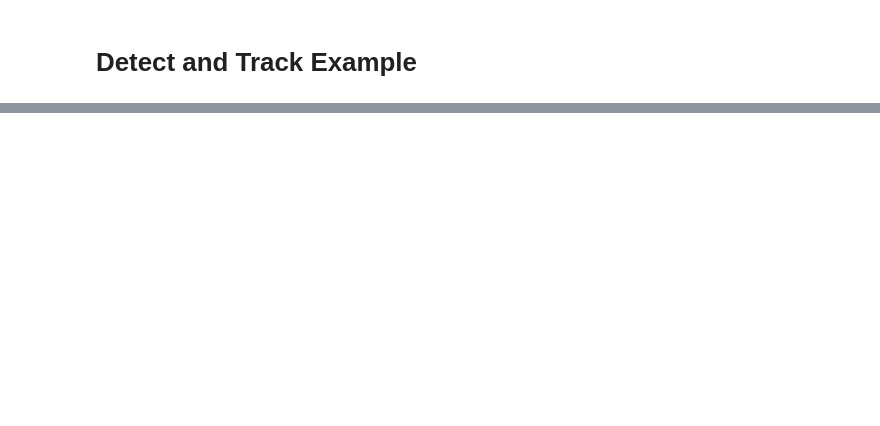
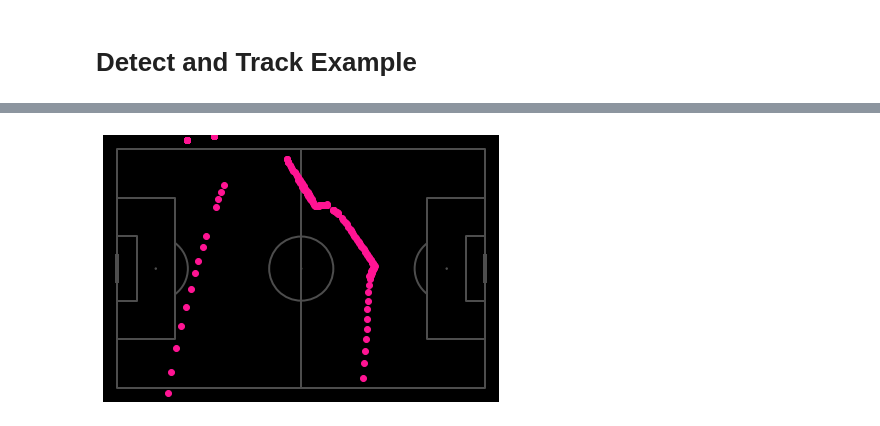
Before and after one commit to AtomScott/SportsLabKit, a Jupyter notebook: notebooks/detect_and_track/detect_and_track.ipynb, the cells around one changed output, grey strips where cells are left out. Drawn from its saved outputs; the diff is of its cells as text; code cells hidden in the pictures; blank space fills up the shorter version.

```diff
--- a/notebooks/detect_and_track/detect_and_track.ipynb
+++ b/notebooks/detect_and_track/detect_and_track.ipynb
@@ -15,14 +23,14 @@ from soccertrack.utils import load_config, write_config
 from soccertrack.utils.camera import load_cameras, find_intrinsic_camera_parameters
 from soccertrack.detect import detect_objects
 from soccertrack.utils import cv2pil
+from soccertrack.utils.detection import CandidateDetection
 
 from mplsoccer import Pitch
 import matplotlib.pyplot as plt
 import numpy as np
 
 cfg = load_config('./detect_and_track.yaml')
+cameras = load_cameras(cfg['cameras'])
-# %%
-cameras = load_cameras(cfg.cameras)
 # %%
 # detection
 """
@@ -102,0 +143,9 @@ plt.show()
+# %%
+# before pitch reconstruction
+pitch = Pitch(pitch_color='black', line_color=(.3,.3,.3), pitch_type='custom', pitch_length=105, pitch_width=68)
+fig, ax = pitch.draw()
+xs, ys = get_xsys(ball_detections, cameras)
+plt.scatter(xs, ys, color='deeppink')
+plt.show()
+# %% [output]
+[figure, added]
```
Also changed, not shown: parts of 15 cells of this notebook.
